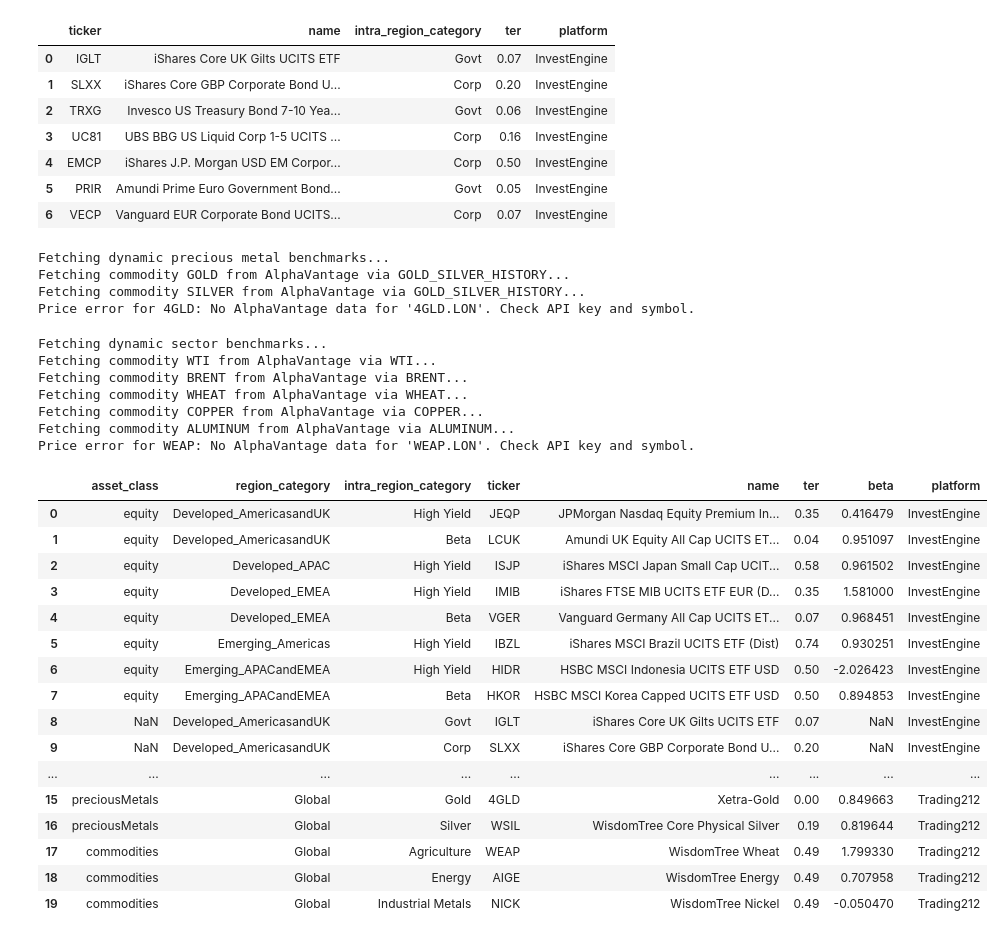
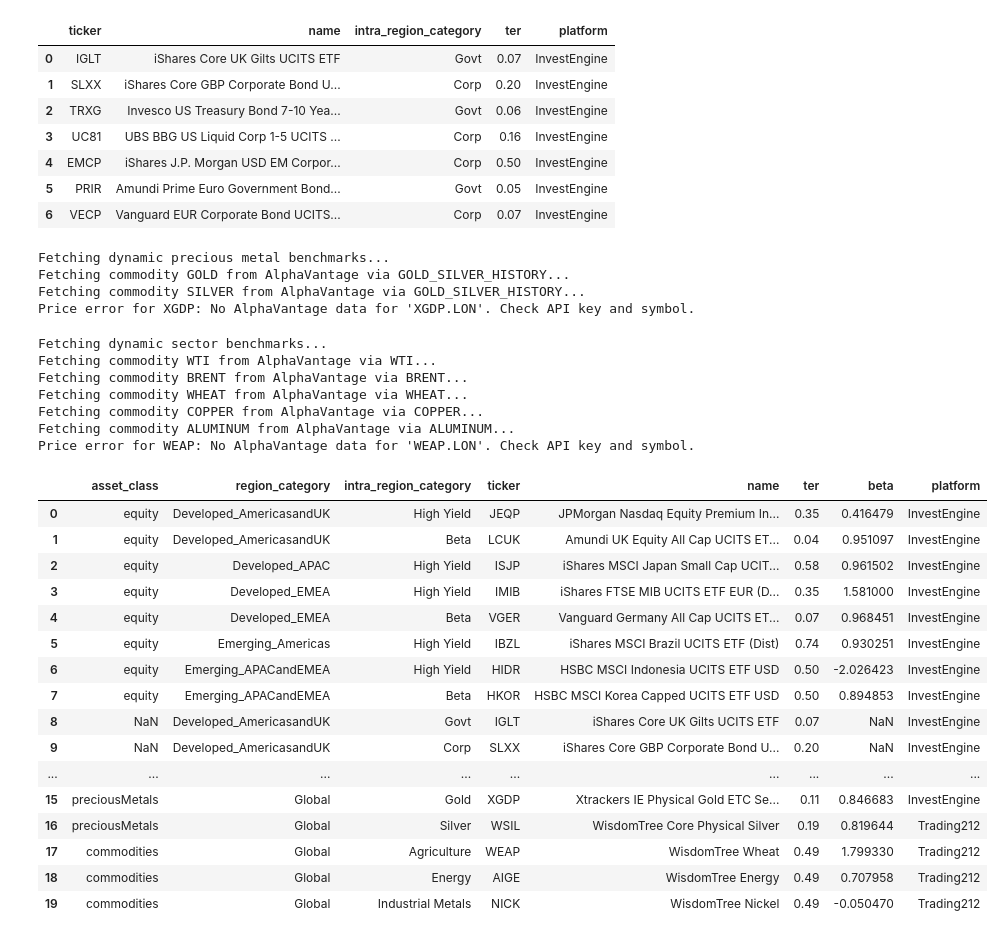
Before and after one commit to nairraks/etf-isa-portfolio, a Jupyter notebook: notebooks/02_etf_screening.ipynb, the cells around one changed output. Cells and saved outputs as stored; diff of their text form; code cells hidden in the pictures.

```diff
--- a/notebooks/02_etf_screening.ipynb
+++ b/notebooks/02_etf_screening.ipynb
@@ -391,6 +391,10 @@ if pm_raw_path.exists():
     pm_filtered['platform'] = pm_filtered.apply(lambda row: check_platform(row['ticker'], name=row['name']), axis=1)
     pm_filtered = pm_filtered[pm_filtered['platform'].notna()]
 
+    #Tickers to exclude (no london listing)
+    remove_tickers = ['4GLD']
+    pm_filtered = pm_filtered[~pm_filtered['ticker'].isin(remove_tickers)]
+
     print("Fetching dynamic precious metal benchmarks...")
     metal_benchmarks = {
         'gold': provider.get_benchmark_period_return('GOLD', start='2024-12-31', end='2025-12-31'),
@@ -430,35 +434,35 @@ if cmd_raw_path.exists():
     save_screened_etfs(main_df_cmd, 'commodities', portfolio_year=2026)
 
 # --- Summary ---
 dfs = [df for df in [main_df_equities, main_df_bonds, main_df_pm, main_df_cmd] if not df.empty]
 if dfs:
     summary_df = pd.concat(dfs, ignore_index=True)
     display(summary_df[['asset_class', 'region_category', 'intra_region_category', 'ticker', 'name', 'ter', 'beta', 'platform']])
 # %% [output]
 Fetching dynamic precious metal benchmarks...
 Fetching commodity GOLD from AlphaVantage via GOLD_SILVER_HISTORY...
 Fetching commodity SILVER from AlphaVantage via GOLD_SILVER_HISTORY...
-Price error for 4GLD: No AlphaVantage data for '4GLD.LON'. Check API key and symbol.
+Price error for XGDP: No AlphaVantage data for 'XGDP.LON'. Check API key and symbol.
 Fetching dynamic sector benchmarks...
 Fetching commodity WTI from AlphaVantage via WTI...
 Fetching commodity BRENT from AlphaVantage via BRENT...
 Fetching commodity WHEAT from AlphaVantage via WHEAT...
 Fetching commodity COPPER from AlphaVantage via COPPER...
 Fetching commodity ALUMINUM from AlphaVantage via ALUMINUM...
 Price error for WEAP: No AlphaVantage data for 'WEAP.LON'. Check API key and symbol.
 |  | asset_class | region_category | intra_region_category | ticker | name | ter | beta | platform |
 | 0 | equity | Developed_AmericasandUK | High Yield | JEQP | JPMorgan Nasdaq Equity Premium In... | 0.35 | 0.416479 | InvestEngine |
 | 1 | equity | Developed_AmericasandUK | Beta | LCUK | Amundi UK Equity All Cap UCITS ET... | 0.04 | 0.951097 | InvestEngine |
 | 2 | equity | Developed_APAC | High Yield | ISJP | iShares MSCI Japan Small Cap UCIT... | 0.58 | 0.961502 | InvestEngine |
 | 3 | equity | Developed_EMEA | High Yield | IMIB | iShares FTSE MIB UCITS ETF EUR (D... | 0.35 | 1.581000 | InvestEngine |
 | 4 | equity | Developed_EMEA | Beta | VGER | Vanguard Germany All Cap UCITS ET... | 0.07 | 0.968451 | InvestEngine |
 | 5 | equity | Emerging_Americas | High Yield | IBZL | iShares MSCI Brazil UCITS ETF (Dist) | 0.74 | 0.930251 | InvestEngine |
 | 6 | equity | Emerging_APACandEMEA | High Yield | HIDR | HSBC MSCI Indonesia UCITS ETF USD | 0.50 | -2.026423 | InvestEngine |
 | 7 | equity | Emerging_APACandEMEA | Beta | HKOR | HSBC MSCI Korea Capped UCITS ETF USD | 0.50 | 0.894853 | InvestEngine |
 | 8 | NaN | Developed_AmericasandUK | Govt | IGLT | iShares Core UK Gilts UCITS ETF | 0.07 | NaN | InvestEngine |
 | 9 | NaN | Developed_AmericasandUK | Corp | SLXX | iShares Core GBP Corporate Bond U... | 0.20 | NaN | InvestEngine |
 | ... | ... | ... | ... | ... | ... | ... | ... | ... |
-| 15 | preciousMetals | Global | Gold | 4GLD | Xetra-Gold | 0.00 | 0.849663 | Trading212 |
+| 15 | preciousMetals | Global | Gold | XGDP | Xtrackers IE Physical Gold ETC Se... | 0.11 | 0.846683 | InvestEngine |
 | 16 | preciousMetals | Global | Silver | WSIL | WisdomTree Core Physical Silver | 0.19 | 0.819644 | Trading212 |
 | 17 | commodities | Global | Agriculture | WEAP | WisdomTree Wheat | 0.49 | 1.799330 | Trading212 |
 | 18 | commodities | Global | Energy | AIGE | WisdomTree Energy | 0.49 | 0.707958 | Trading212 |
```
Also changed, not shown: 1 other file.
